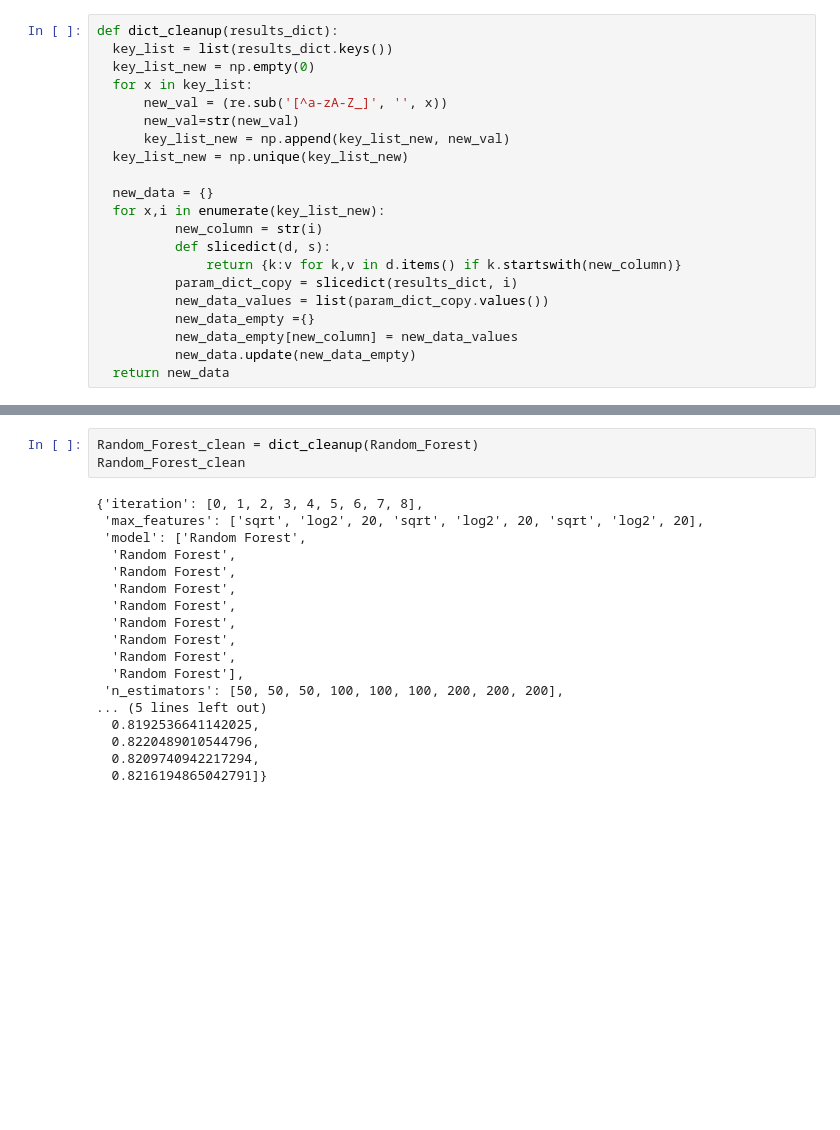
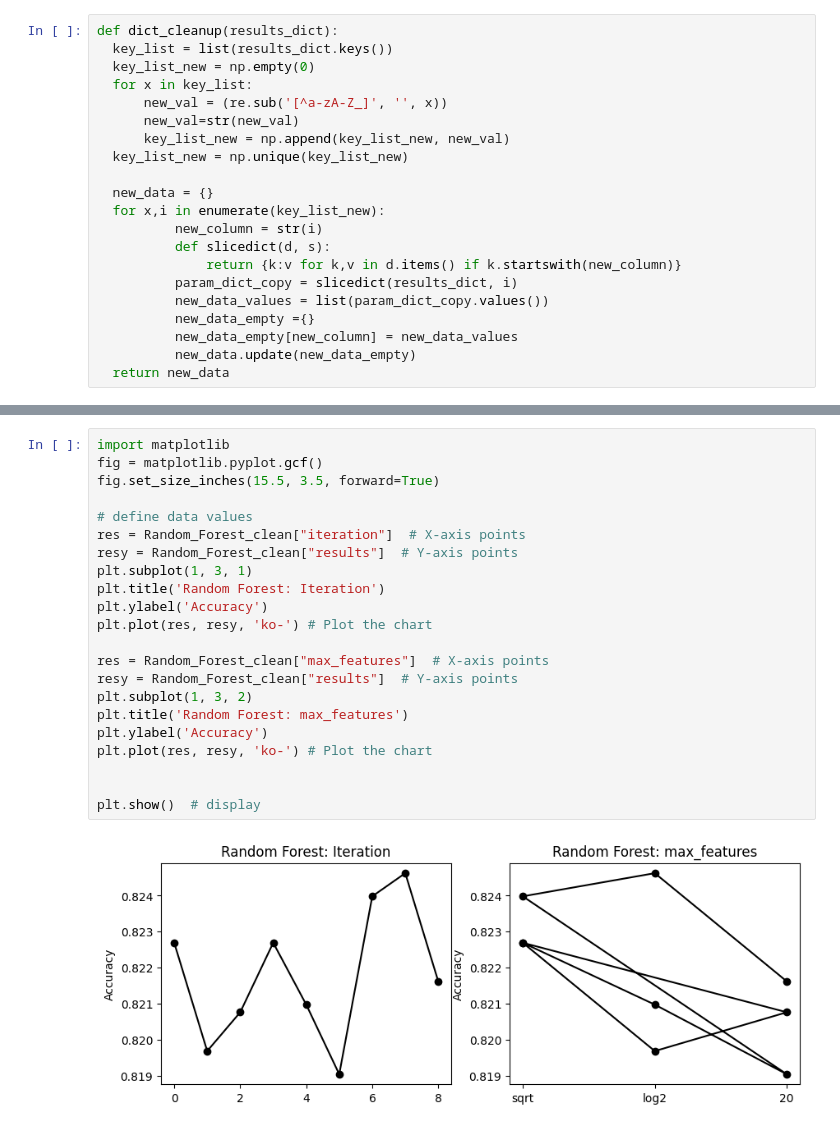
Before and after one commit to KendallScott/ML2, a Jupyter notebook: Scott_Kendall_HW2.ipynb, the cells around one changed output, grey strips where cells are left out. Drawn from its saved outputs; the diff is of its cells as text; blank space fills up the shorter version.

```diff
--- a/Scott_Kendall_HW2.ipynb
+++ b/Scott_Kendall_HW2.ipynb
@@ -392,24 +355,27 @@ Random_Forest
-# %%
-Random_Forest_clean = dict_cleanup(Random_Forest)
-Random_Forest_clean
-# %% [output]
-{'iteration': [0, 1, 2, 3, 4, 5, 6, 7, 8],
- 'max_features': ['sqrt', 'log2', 20, 'sqrt', 'log2', 20, 'sqrt', 'log2', 20],
- 'model': ['Random Forest',
-  'Random Forest',
-  'Random Forest',
-  'Random Forest',
-  'Random Forest',
-  'Random Forest',
-  'Random Forest',
-  'Random Forest',
-  'Random Forest'],
- 'n_estimators': [50, 50, 50, 100, 100, 100, 200, 200, 200],
-... (5 lines left out)
-  0.8192536641142025,
-  0.8220489010544796,
-  0.8209740942217294,
-  0.8216194865042791]}
+# %%
+import matplotlib
+fig = matplotlib.pyplot.gcf()
+fig.set_size_inches(15.5, 3.5, forward=True)
+
+# define data values
+res = Random_Forest_clean["iteration"]  # X-axis points
+resy = Random_Forest_clean["results"]  # Y-axis points
+plt.subplot(1, 3, 1)
+plt.title('Random Forest: Iteration')
+plt.ylabel('Accuracy')
+plt.plot(res, resy, 'ko-') # Plot the chart
+
+res = Random_Forest_clean["max_features"]  # X-axis points
+resy = Random_Forest_clean["results"]  # Y-axis points
+plt.subplot(1, 3, 2)
+plt.title('Random Forest: max_features')
+plt.ylabel('Accuracy')
+plt.plot(res, resy, 'ko-') # Plot the chart
+
+
+plt.show()  # display
+# %% [output]
+[figure, added]
 # %%
 objective = ['binary:logistic']
 eval_metric = ['error']
```
Also changed, not shown: parts of 16 cells of this notebook.
